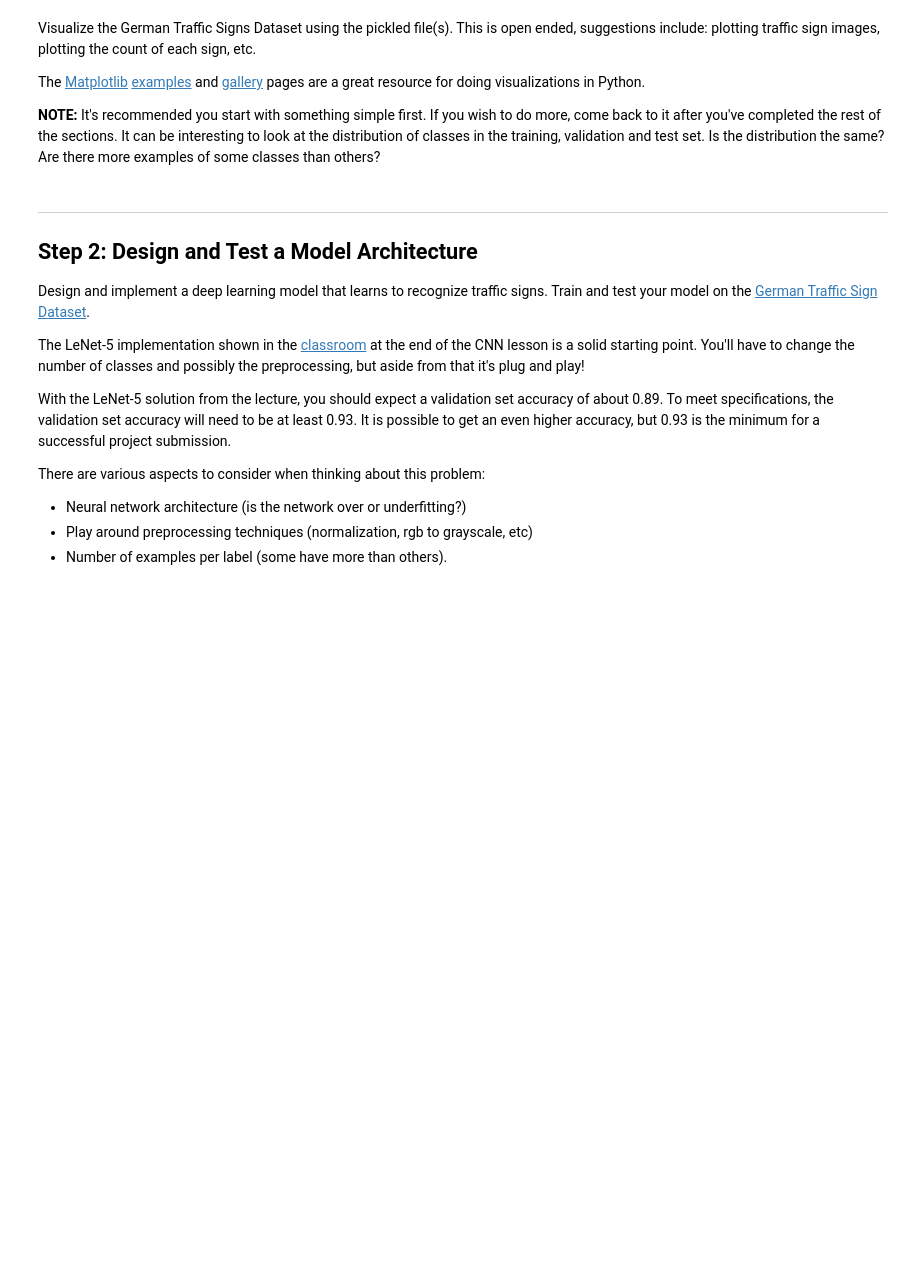
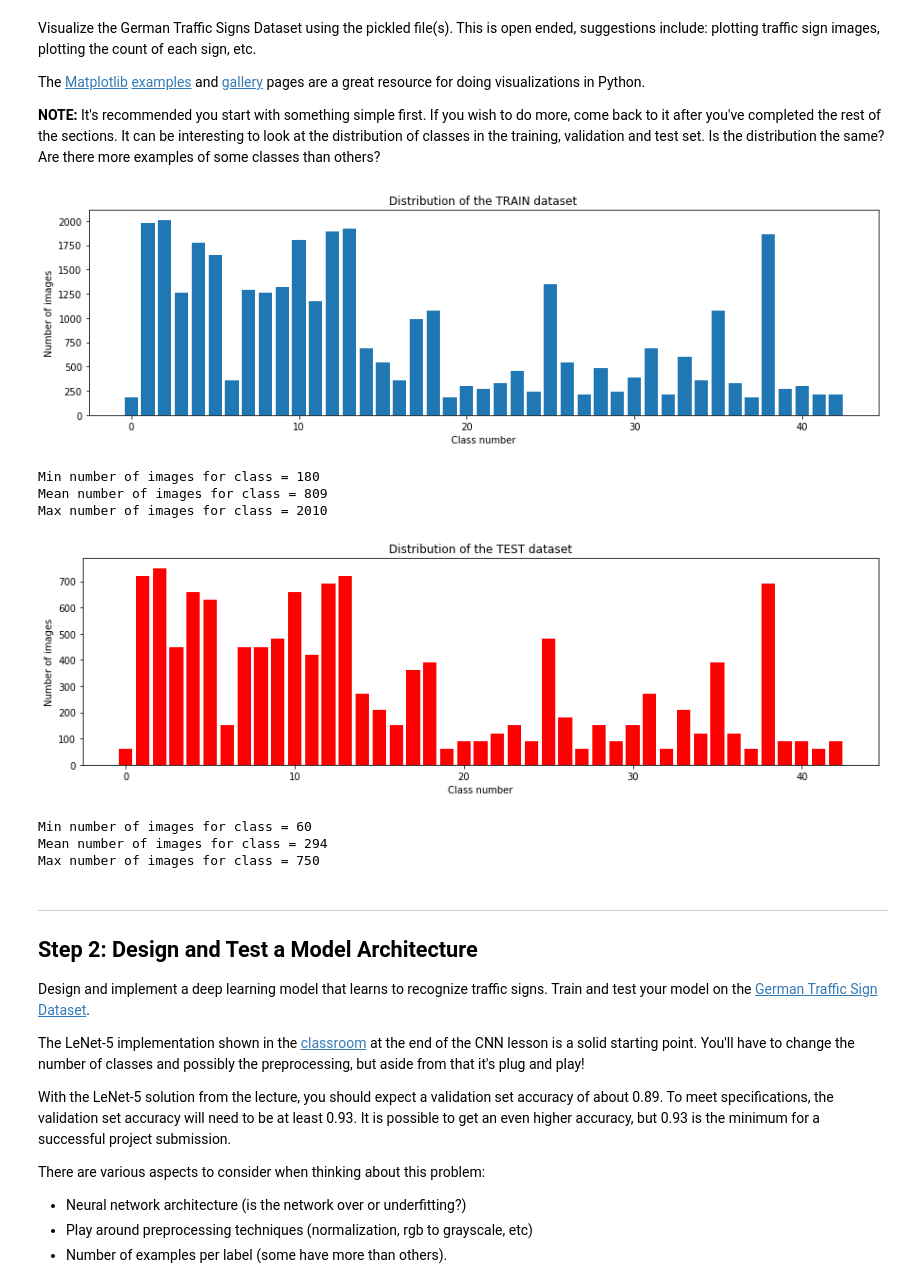
Before and after one commit to shmulik-willinger/traffic_sign_classifier, a Jupyter notebook: Traffic_Sign_Classifier.ipynb, the cells around one changed output. Cells and saved outputs as stored; diff of their text form; code cells hidden in the pictures; blank space fills up the shorter version.

Commit message:
updating the data preprocessing part

```diff
--- a/Traffic_Sign_Classifier.ipynb
+++ b/Traffic_Sign_Classifier.ipynb
@@ -138,3 +138,40 @@ import matplotlib.pyplot as plt
+# %%
+### Data exploration visualization code goes here.
+### Feel free to use as many code cells as needed.
+import matplotlib.pyplot as plt
+# Visualizations will be shown in the notebook.
+%matplotlib inline
+
+plt.figure(figsize=(15, 4))
+plt.bar(range(0, n_classes), train_samples_per_class)
+plt.title("Distribution of the TRAIN dataset")
+plt.ylabel("Number of images")
+plt.xlabel("Class number")
+plt.show()
+
+print("Min number of images for class =", min(train_samples_per_class))
+print("Mean number of images for class =", '{0:.0f}'.format(np.mean(train_samples_per_class)))
+print("Max number of images for class =", max(train_samples_per_class))
+
+plt.figure(figsize=(15, 4))
+plt.bar(range(0, n_classes), test_samples_per_class, color ='r')
+plt.title("Distribution of the TEST dataset")
+plt.ylabel("Number of images")
+plt.xlabel("Class number")
+plt.show()
+
+print("Min number of images for class =", min(test_samples_per_class))
+print("Mean number of images for class =", '{0:.0f}'.format(np.mean(test_samples_per_class)))
+print("Max number of images for class =", max(test_samples_per_class))
+# %% [output]
+[figure, added]
+Min number of images for class = 180
+Mean number of images for class = 809
+Max number of images for class = 2010
+[figure, added]
+Min number of images for class = 60
+Mean number of images for class = 294
+Max number of images for class = 750
 # %% [markdown]
 ----
 
```
Also changed, not shown: parts of 17 cells of this notebook, 2 other files.
